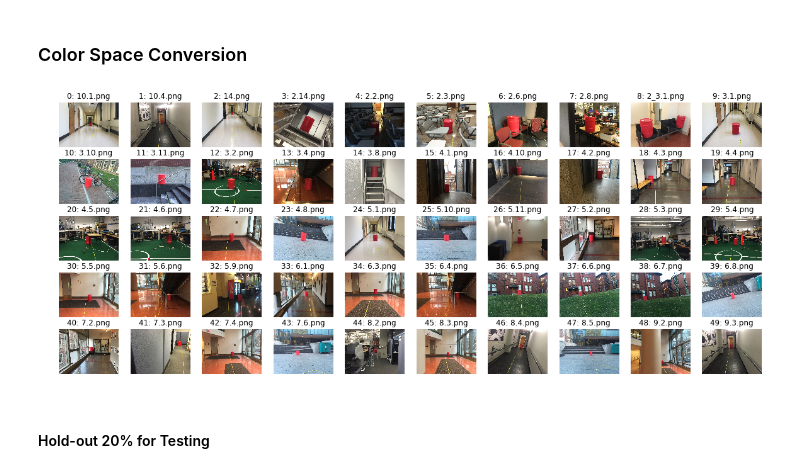
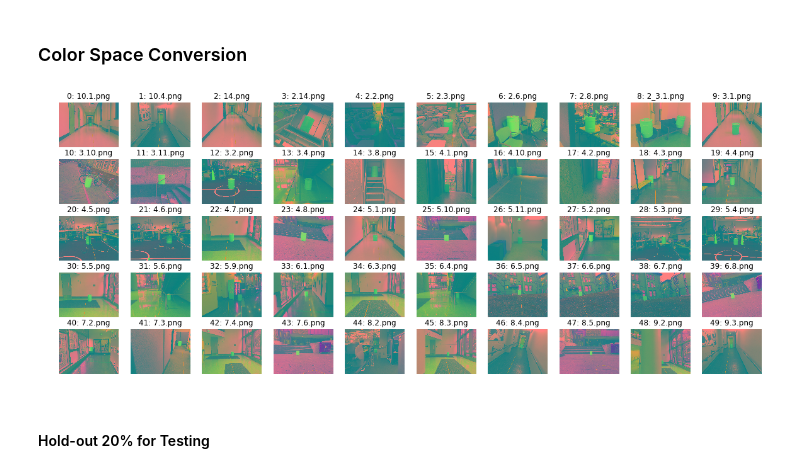
Before and after one commit to ctc316/red-barrel-challenge, a Jupyter notebook: notebook.ipynb, the cells around one changed output. Drawn from its saved outputs; the diff is of its cells as text; code cells hidden in the pictures.

```diff
--- a/notebook.ipynb
+++ b/notebook.ipynb
@@ -58,20 +62,20 @@ train_Y = np.array(train_Y)
 # %%
 PLT_COL = 10
 PLT_ROW = int(math.ceil(len(train_X) / float(PLT_COL)))
 #COLOR_BGR2YCR_CB
 conv_train_X = []
 plt.figure(figsize=[20, 8])
 for i in range(len(train_X)):
-    conv_img = cv2.cvtColor(train_X[i], cv2.COLOR_BGR2RGB)
+    conv_img = cv2.cvtColor(train_X[i], cv2.COLOR_BGR2YCR_CB)
     plt.subplot(PLT_ROW, PLT_COL, i + 1)
     plt.imshow(conv_img)
     plt.axis("off")
     plt.title(str(i) + ": " + train_list[i])
     conv_train_X.append(conv_img)
 
 conv_train_X = np.array(conv_train_X)
 # %% [output]
-[figure, old version]
+[figure, new version]
 # %% [markdown]
 #### Hold-out 20% for Testing
 # %%
```
Also changed, not shown: parts of 5 cells of this notebook, 1 other file.
